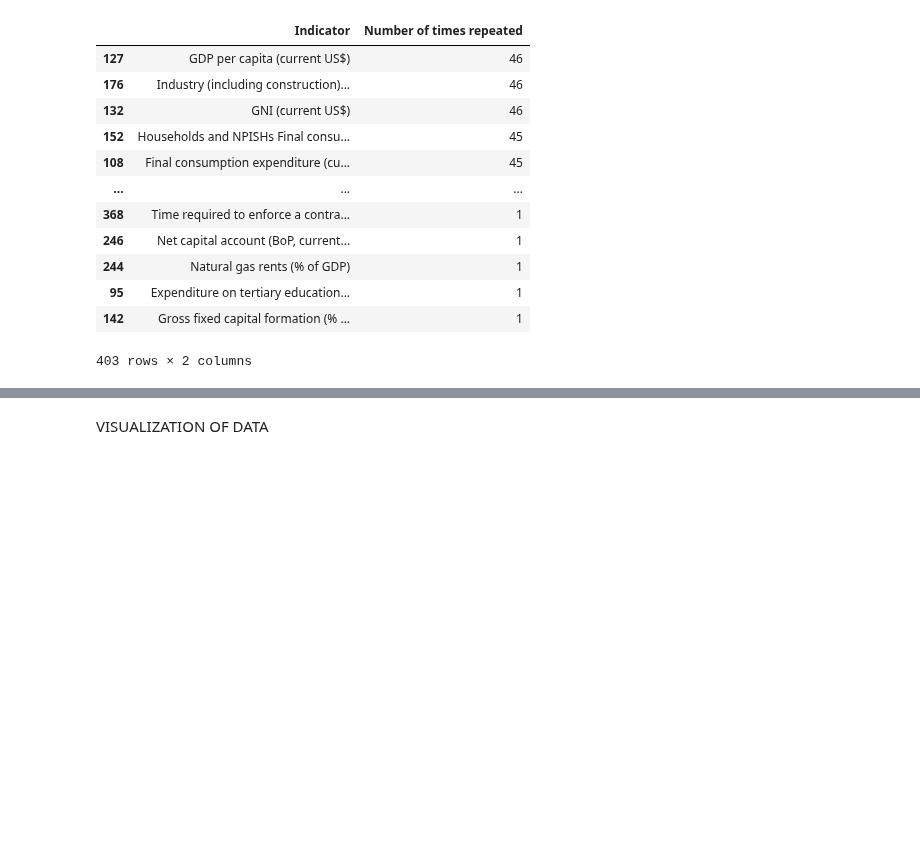
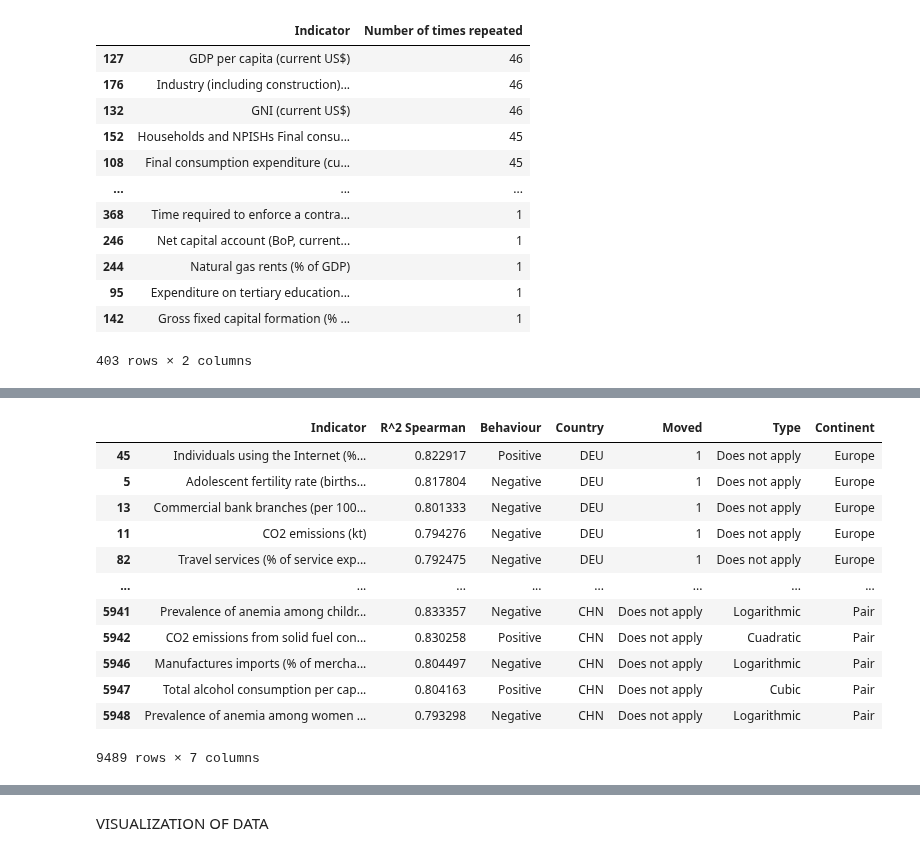
Before and after one commit to devonfw-forge/python-data-driven-decisions, a Jupyter notebook: WDI-Complete code.ipynb, the cells around one changed output, grey strips where cells are left out. Cells and saved outputs as stored; diff of their text form; code cells hidden in the pictures; blank space fills up the shorter version.

```diff
--- a/WDI-Complete code.ipynb
+++ b/WDI-Complete code.ipynb
@@ -1227,12 +1248,29 @@ quarterfinal
 # %%
 final=pd.DataFrame()
 for i in range(0,len(clist)):
     dat=quarterfinal.loc[quarterfinal.loc[:, 'Country'] == clist[i]]
     ids=dat.groupby('Indicator')['R^2 Spearman'].transform(max)==dat['R^2 Spearman']
     dat[ids]
     semifinal=pd.DataFrame(dat[ids])
     final=pd.concat((final,semifinal), axis=0)
+final_indicators_list=categories.Indicator.unique()
+final['Continent']=final['Country'].map(all_countries)
+final=final.loc[final.loc[:, 'Indicator'].isin(np.array(final_indicators_list))]
 final
+# %% [output]
+|  | Indicator | R^2 Spearman | Behaviour | Country | Moved | Type | Continent |
+| 45 | Individuals using the Internet (%... | 0.822917 | Positive | DEU | 1 | Does not apply | Europe |
+| 5 | Adolescent fertility rate (births... | 0.817804 | Negative | DEU | 1 | Does not apply | Europe |
+| 13 | Commercial bank branches (per 100... | 0.801333 | Negative | DEU | 1 | Does not apply | Europe |
+| 11 | CO2 emissions (kt) | 0.794276 | Negative | DEU | 1 | Does not apply | Europe |
+| 82 | Travel services (% of service exp... | 0.792475 | Negative | DEU | 1 | Does not apply | Europe |
+| ... | ... | ... | ... | ... | ... | ... | ... |
+| 5941 | Prevalence of anemia among childr... | 0.833357 | Negative | CHN | Does not apply | Logarithmic | Pair |
+| 5942 | CO2 emissions from solid fuel con... | 0.830258 | Positive | CHN | Does not apply | Cuadratic | Pair |
+| 5946 | Manufactures imports (% of mercha... | 0.804497 | Negative | CHN | Does not apply | Logarithmic | Pair |
+| 5947 | Total alcohol consumption per cap... | 0.804163 | Positive | CHN | Does not apply | Cubic | Pair |
+| 5948 | Prevalence of anemia among women ... | 0.793298 | Negative | CHN | Does not apply | Logarithmic | Pair |
+9489 rows × 7 columns
 # %%
 columnssf=final.Indicator.to_list()
 columnsf=np.unique(columnssf)
```
Also changed, not shown: parts of 18 cells of this notebook.
